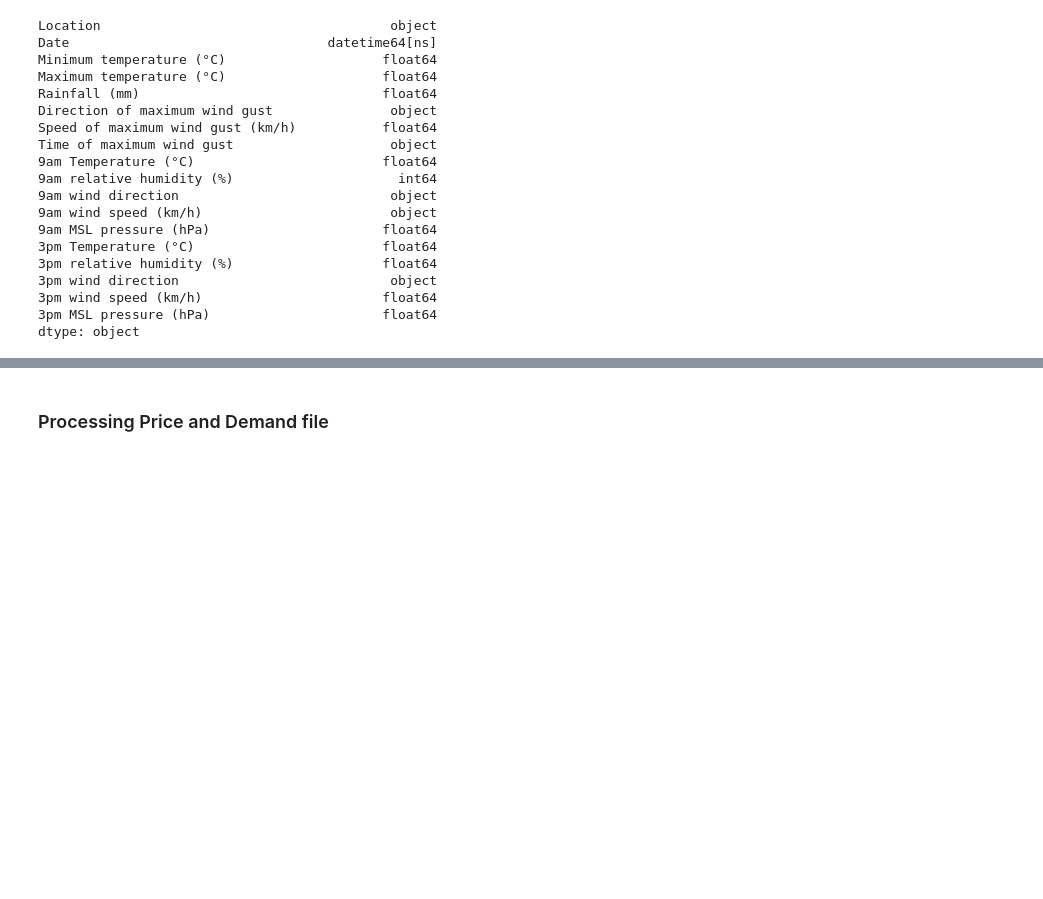
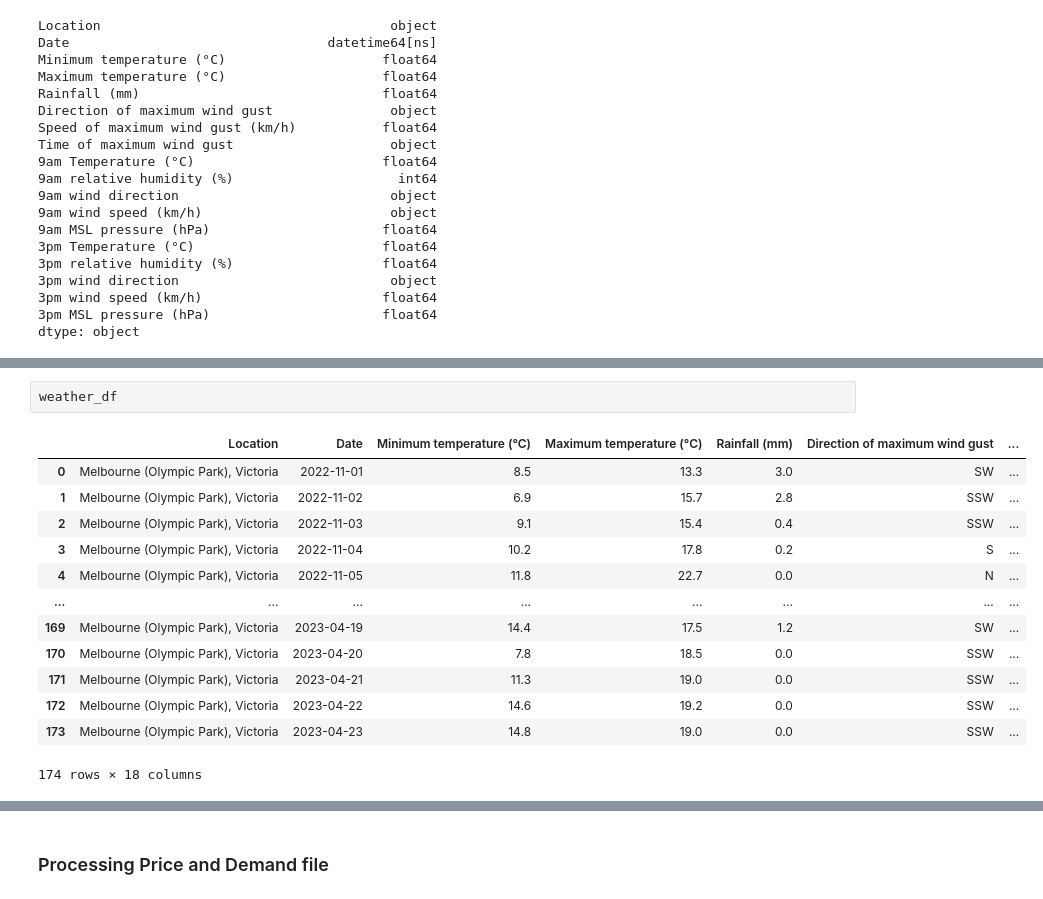
Before and after one commit to Alphaomegainfinity/energy_consumption_vs_weather, a Jupyter notebook: energy_consumption_vs_weather.ipynb, the cells around one changed output, grey strips where cells are left out. Saved outputs shown, nothing was run; the diff lists cells and outputs as text; blank space fills up the shorter version.

```diff
--- a/energy_consumption_vs_weather.ipynb
+++ b/energy_consumption_vs_weather.ipynb
@@ -133,3 +136,19 @@ dtype: object
+# %%
+weather_df
+# %% [output]
+|  | Location | Date | Minimum temperature (°C) | Maximum temperature (°C) | Rainfall (mm) | Direction of maximum wind gust | ... |
+| 0 | Melbourne (Olympic Park), Victoria | 2022-11-01 | 8.5 | 13.3 | 3.0 | SW | ... |
+| 1 | Melbourne (Olympic Park), Victoria | 2022-11-02 | 6.9 | 15.7 | 2.8 | SSW | ... |
+| 2 | Melbourne (Olympic Park), Victoria | 2022-11-03 | 9.1 | 15.4 | 0.4 | SSW | ... |
+| 3 | Melbourne (Olympic Park), Victoria | 2022-11-04 | 10.2 | 17.8 | 0.2 | S | ... |
+| 4 | Melbourne (Olympic Park), Victoria | 2022-11-05 | 11.8 | 22.7 | 0.0 | N | ... |
+| ... | ... | ... | ... | ... | ... | ... | ... |
+| 169 | Melbourne (Olympic Park), Victoria | 2023-04-19 | 14.4 | 17.5 | 1.2 | SW | ... |
+| 170 | Melbourne (Olympic Park), Victoria | 2023-04-20 | 7.8 | 18.5 | 0.0 | SSW | ... |
+| 171 | Melbourne (Olympic Park), Victoria | 2023-04-21 | 11.3 | 19.0 | 0.0 | SSW | ... |
+| 172 | Melbourne (Olympic Park), Victoria | 2023-04-22 | 14.6 | 19.2 | 0.0 | SSW | ... |
+| 173 | Melbourne (Olympic Park), Victoria | 2023-04-23 | 14.8 | 19.0 | 0.0 | SSW | ... |
+174 rows × 18 columns
 # %%
 data_checking (weather_df)
 # %% [output]
```
Also changed, not shown: parts of 10 cells of this notebook, 2 other files.
